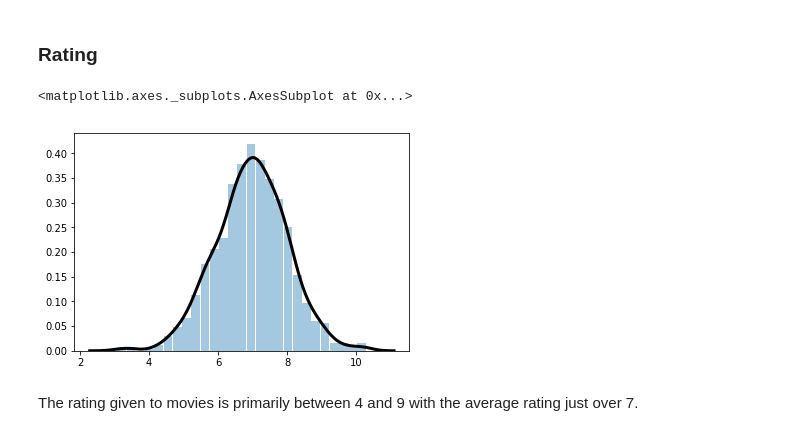
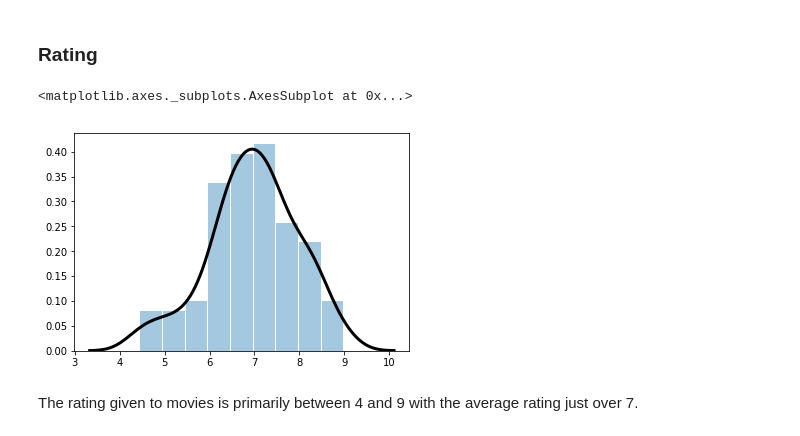
Before and after one commit to donalcarr/DC_Real-World-Simulation, a Jupyter notebook: Project 2018 - Simulation Movies.ipynb, the cells around one changed output. Saved outputs shown, nothing was run; the diff lists cells and outputs as text; code cells hidden in the pictures.

```diff
--- a/Project 2018 - Simulation Movies.ipynb
+++ b/Project 2018 - Simulation Movies.ipynb
@@ -112,11 +112,11 @@ g = sns.pairplot(moviedf, diag_kind="kde")
 # %% [markdown]
 ### Rating
 # %%
-r = np.random.normal(7, 1, 1000)
+r = np.random.normal(7, 1, 100)
 sns.distplot(r,hist_kws={"rwidth" :.95},kde_kws={"color": "k", "lw": 3,})
 # %% [output]
 <matplotlib.axes._subplots.AxesSubplot at 0x...>
-[figure, old version]
+[figure, new version]
 # %% [markdown]
 The rating given to movies is primarily between 4 and 9 with the average rating just over 7.
 # %% [markdown]
```
Also changed, not shown: parts of 19 cells of this notebook.
